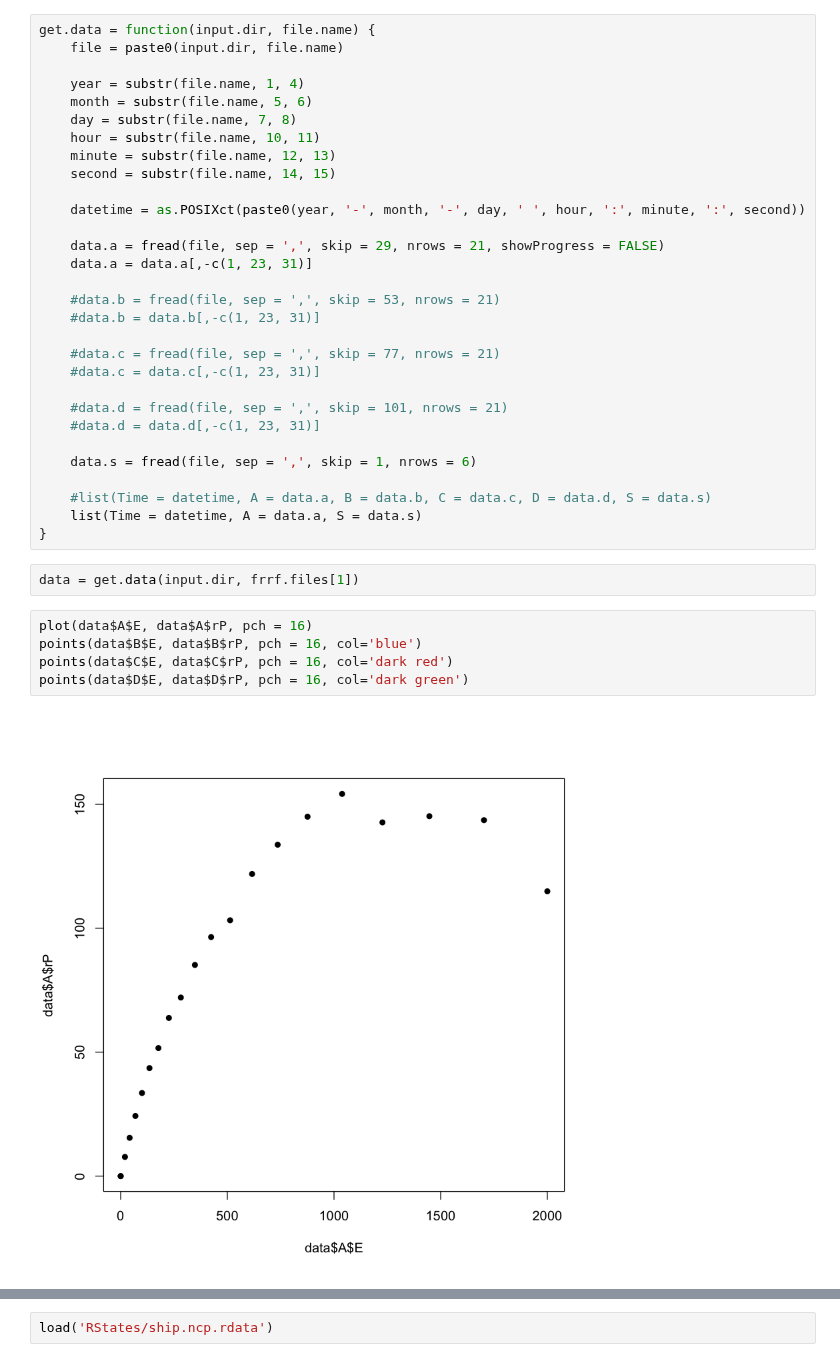
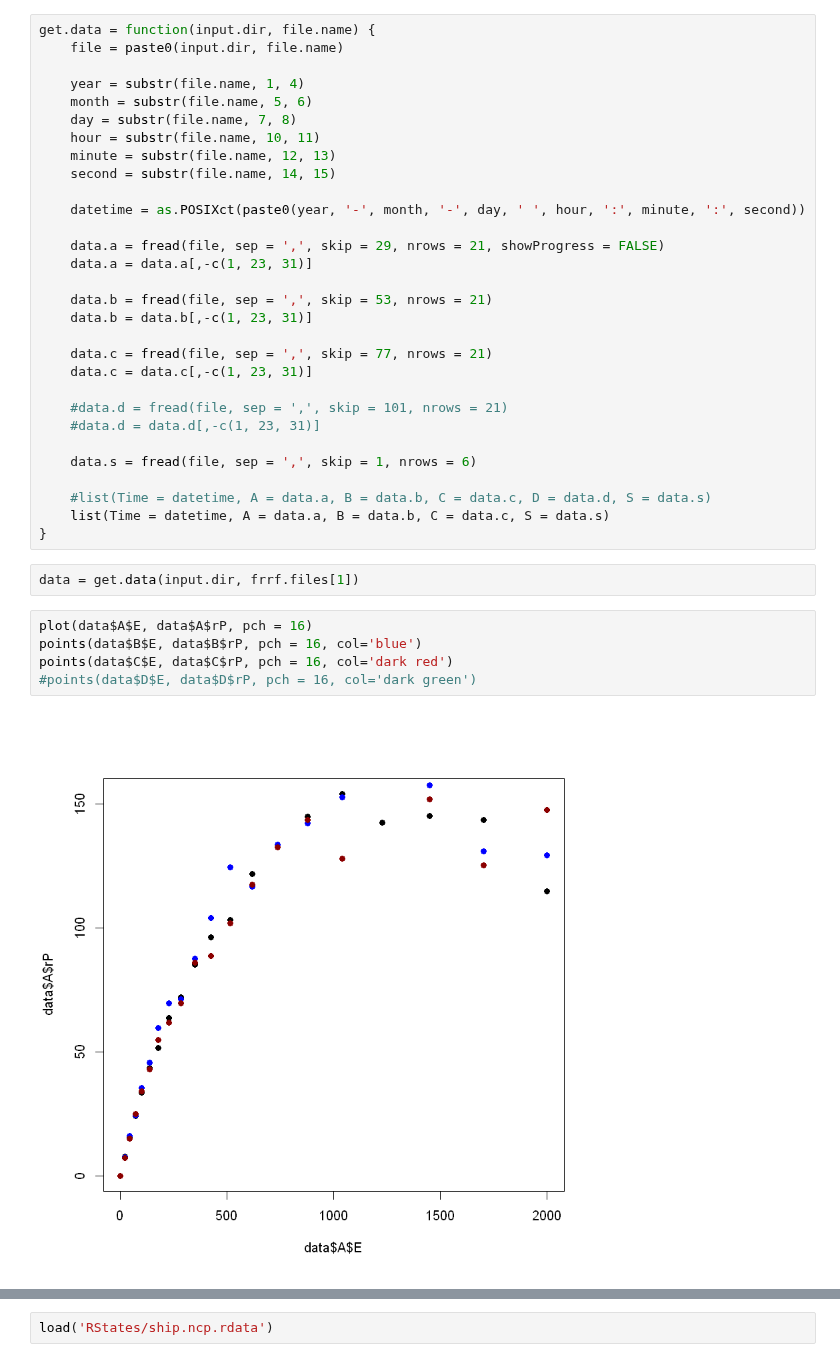
Before and after one commit to tbrycekelly/MIMS-TBK, a Jupyter notebook: Generate Input- FRRF.ipynb, the cells around one changed output, grey strips where cells are left out. Cells and saved outputs as stored; diff of their text form.

```diff
--- a/Generate Input- FRRF.ipynb
+++ b/Generate Input- FRRF.ipynb
@@ -44,11 +27,11 @@ get.data = function(input.dir, file.name) {
     data.a = fread(file, sep = ',', skip = 29, nrows = 21, showProgress = FALSE)
     data.a = data.a[,-c(1, 23, 31)]
 
-    #data.b = fread(file, sep = ',', skip = 53, nrows = 21)
-    #data.b = data.b[,-c(1, 23, 31)]
+    data.b = fread(file, sep = ',', skip = 53, nrows = 21)
+    data.b = data.b[,-c(1, 23, 31)]
 
-    #data.c = fread(file, sep = ',', skip = 77, nrows = 21)
-    #data.c = data.c[,-c(1, 23, 31)]
+    data.c = fread(file, sep = ',', skip = 77, nrows = 21)
+    data.c = data.c[,-c(1, 23, 31)]
 
     #data.d = fread(file, sep = ',', skip = 101, nrows = 21)
     #data.d = data.d[,-c(1, 23, 31)]
@@ -56,14 +39,14 @@ get.data = function(input.dir, file.name) {
     data.s = fread(file, sep = ',', skip = 1, nrows = 6)
 
     #list(Time = datetime, A = data.a, B = data.b, C = data.c, D = data.d, S = data.s)
-    list(Time = datetime, A = data.a, S = data.s)
+    list(Time = datetime, A = data.a, B = data.b, C = data.c, S = data.s)
 }
 # %%
 data = get.data(input.dir, frrf.files[1])
 # %%
 plot(data$A$E, data$A$rP, pch = 16)
 points(data$B$E, data$B$rP, pch = 16, col='blue')
 points(data$C$E, data$C$rP, pch = 16, col='dark red')
-points(data$D$E, data$D$rP, pch = 16, col='dark green')
+#points(data$D$E, data$D$rP, pch = 16, col='dark green')
 # %% [output]
-[figure, old version]
+[figure, new version]
```
Also changed, not shown: parts of 14 cells of this notebook, 24 other files.
